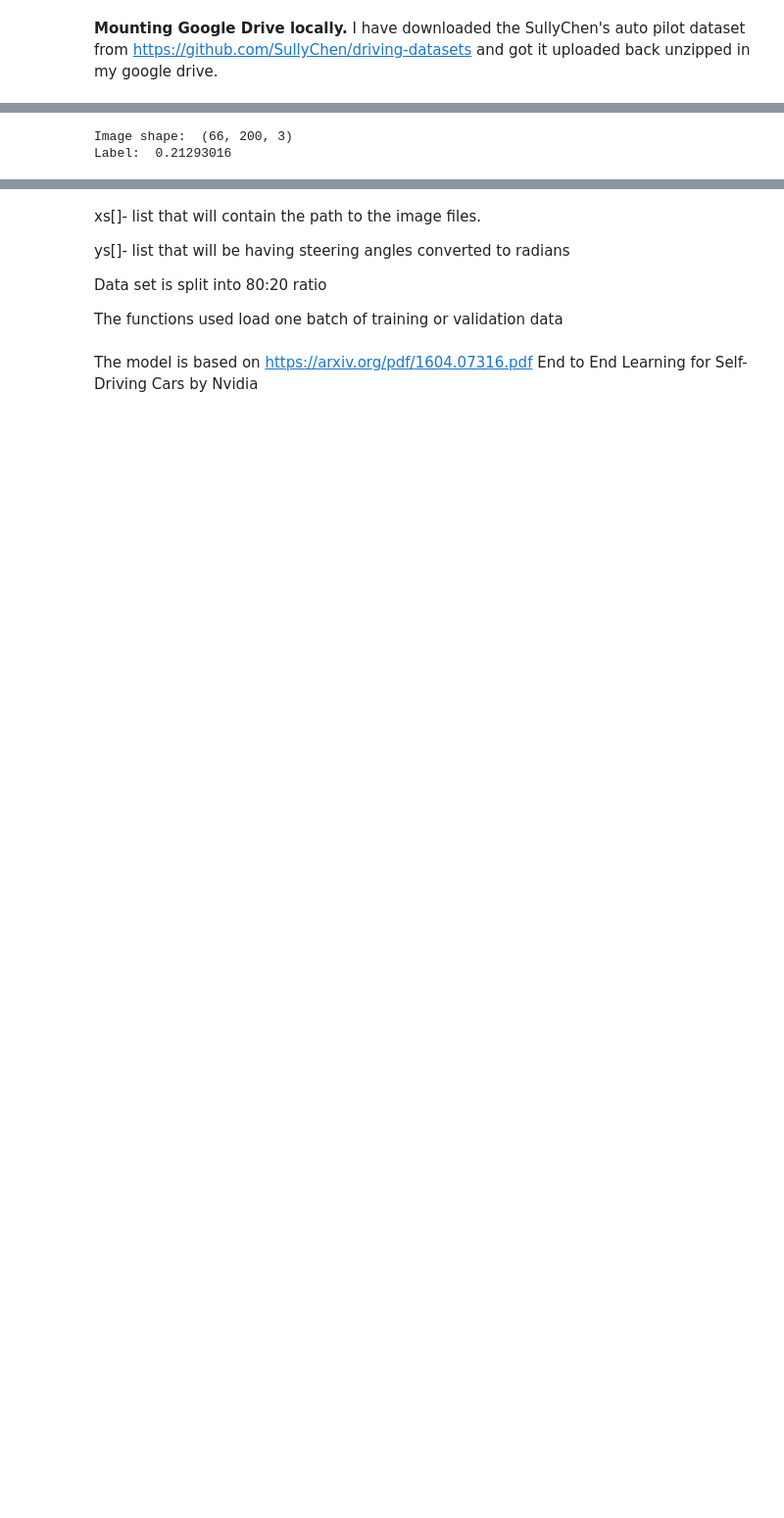
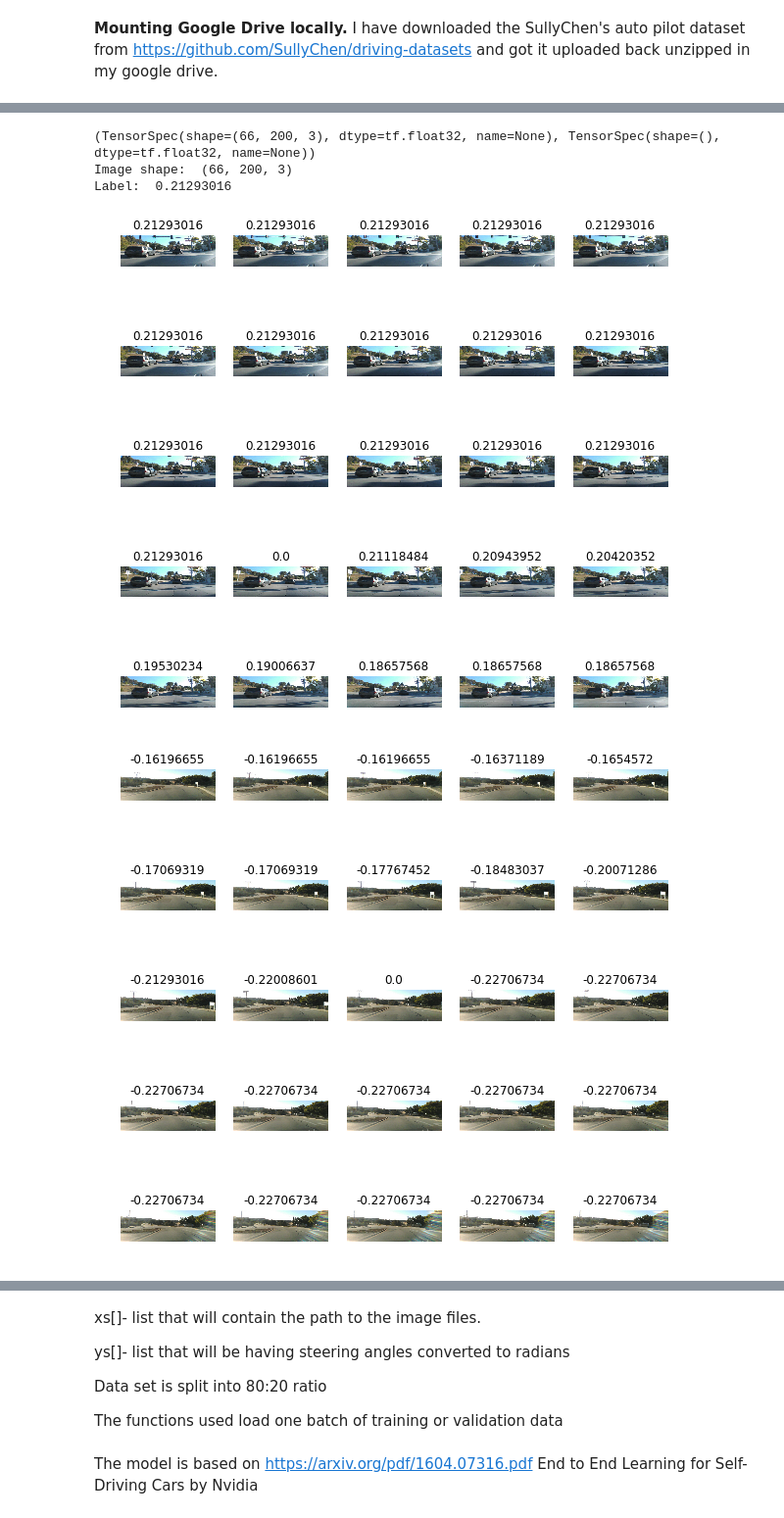
Before and after one commit to naman-mehta/predict_steering_angle, a Jupyter notebook: selfdriving.ipynb, the cells around one changed output, grey strips where cells are left out. Shown: that part at 98% size. Drawn from its saved outputs; the diff is of its cells as text; code cells hidden in the pictures; blank space fills up the shorter version.

```diff
--- a/selfdriving.ipynb
+++ b/selfdriving.ipynb
@@ -58,4 +59,5 @@ tf.Tensor(b'60000.jpg 12.200000,2018-07-01 18:02:28:11', shape=(), dtype=string)
 # %%
+AUTOTUNE = tf.data.experimental.AUTOTUNE
 """code with tensorflow tf.data.dataset"""
 IMG_WIDTH=66
 IMG_HEIGHT=200
@@ -82,12 +84,64 @@ def process_path(file_path):
   return img, label
 
 # Set `num_parallel_calls` so multiple images are loaded/processed in parallel.
-labeled_ds = contents1.map(process_path)
-labeled_ds.element_spec
+labeled_ds = contents1.map(process_path,num_parallel_calls=AUTOTUNE)
+print(labeled_ds.element_spec)
 
 for image, label in labeled_ds.take(1):
   print("Image shape: ", image.numpy().shape)
   print("Label: ", label.numpy())
+
+train = labeled_ds.take(int(len(contents)*0.8))
+test = labeled_ds.skip(int(len(contents)*0.8))
 # %% [output]
+(TensorSpec(shape=(66, 200, 3), dtype=tf.float32, name=None), TensorSpec(shape=(), dtype=tf.float32, name=None))
 Image shape:  (66, 200, 3)
 Label:  0.21293016
+# %%
+#repeat and batch. Inspect a batch.
+EPOCHS = 30
+BATCH_SIZE = 100
+
+
+def show_batch(image_batch, label_batch):
+  plt.figure(figsize=(10,10))
+  for n in range(25):
+      ax = plt.subplot(5,5,n+1)
+      plt.imshow(image_batch[n])
+      plt.title(label_batch[n])
+      plt.axis('off')
+
+
+def prepare_for_training(ds, cache=True):
+  # This is a small dataset, only load it once, and keep it in memory.
+  # use `.cache(filename)` to cache preprocessing work for datasets that don't
+  # fit in memory.
+  if cache:
+    if isinstance(cache, str):
+      ds = ds.cache(cache)
+    else:
+      ds = ds.cache()
+  # Repeat forever
+  ds = ds.repeat()
+
+  ds = ds.batch(BATCH_SIZE)
+
+  # `prefetch` lets the dataset fetch batches in the background while the model
+  # is training.
+  ds = ds.prefetch(buffer_size=AUTOTUNE)
+
+  return ds
+
+train_ds = prepare_for_training(train)
+test_ds = prepare_for_training(test)
+print("training dataset")
+image_batch, label_batch = next(iter(train_ds))
+
+show_batch(image_batch.numpy(), label_batch.numpy())
+print("testing")
+image_batch, label_batch = next(iter(test_ds))
+
+show_batch(image_batch.numpy(), label_batch.numpy())
+# %% [output]
+[figure, added]
+[figure, added]
```
Also changed, not shown: parts of 7 cells of this notebook.
